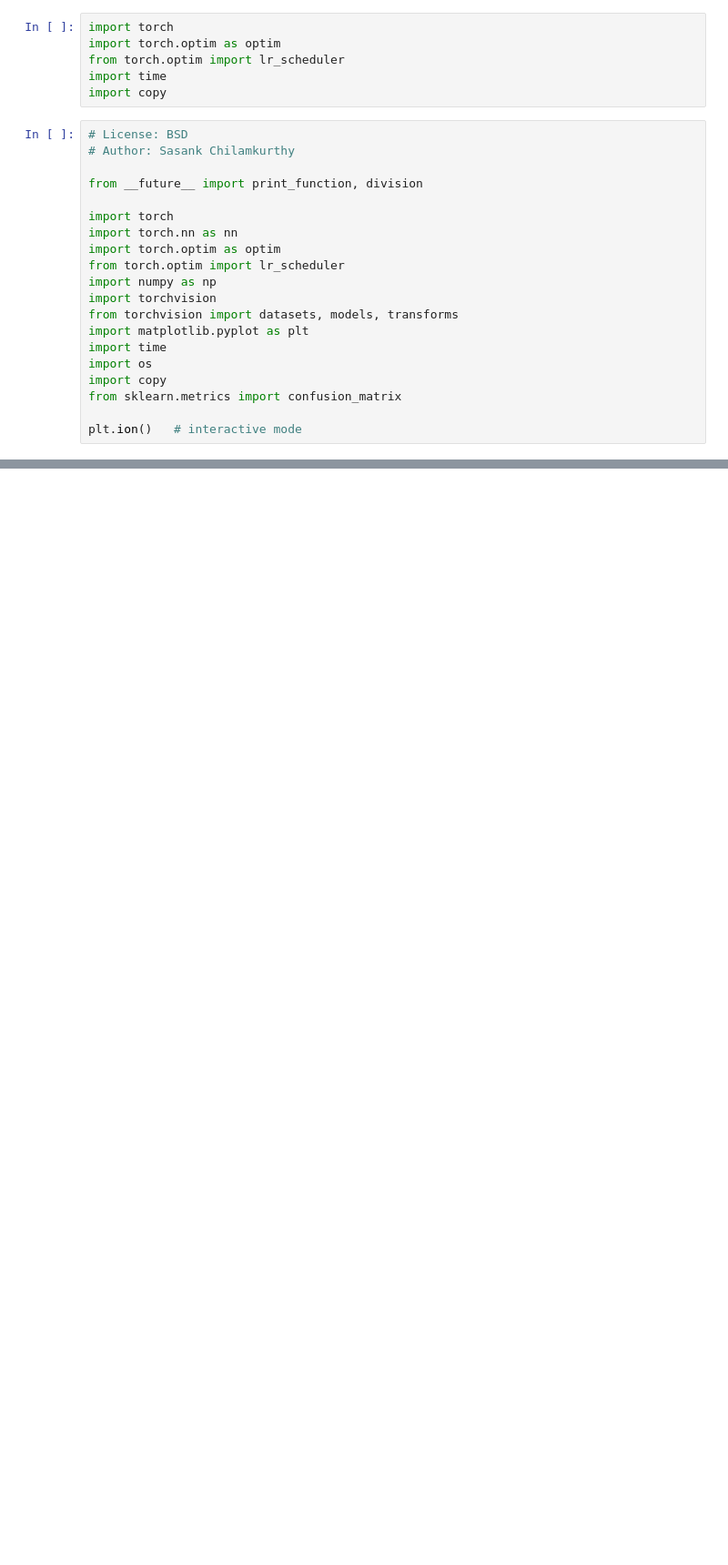
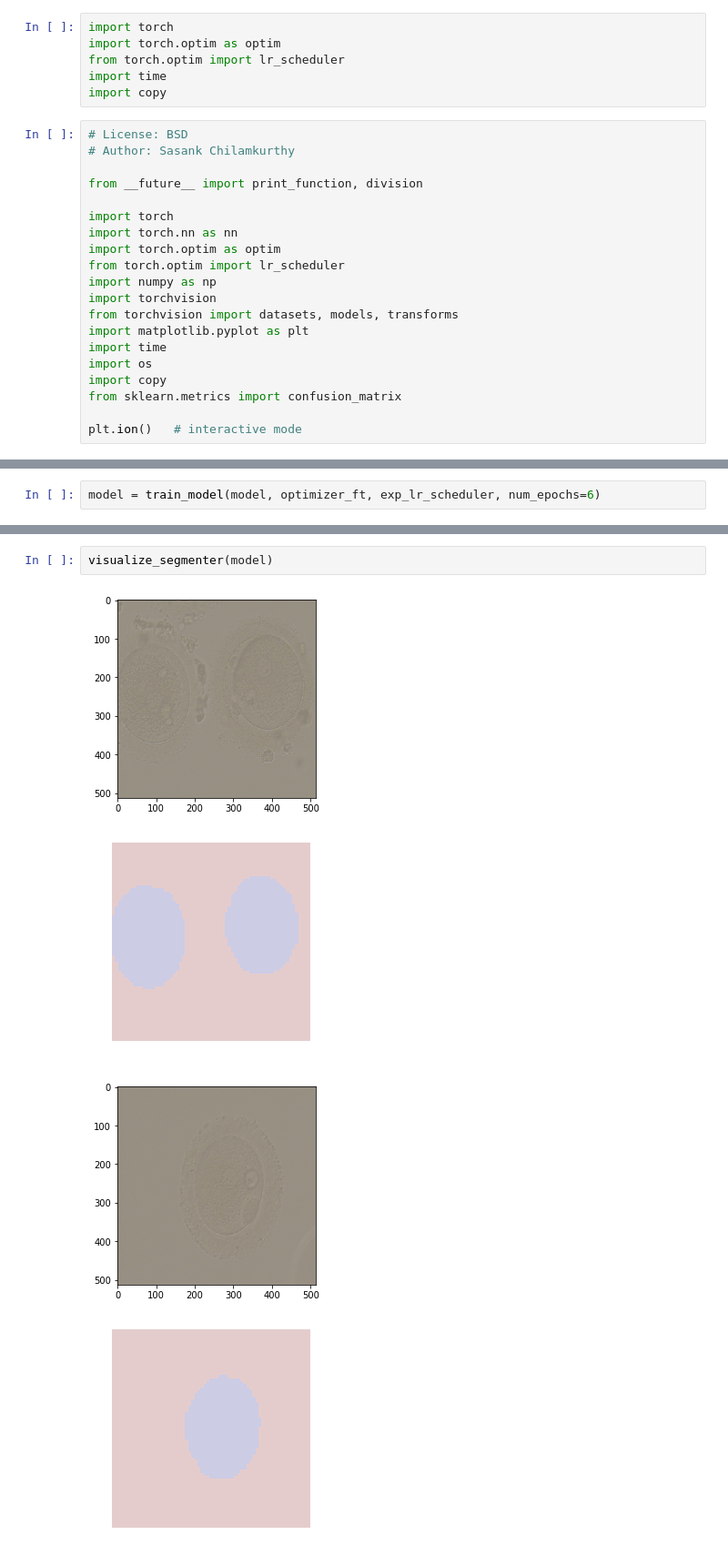
Before and after one commit to tuzkreekman/cs231n-pronuclei, a Jupyter notebook: embryo_pytorch_deeplab.ipynb, the cells around one changed output, grey strips where cells are left out. Shown at 91% size. Drawn from its saved outputs; the diff is of its cells as text; blank space fills up the shorter version.

```diff
--- a/embryo_pytorch_deeplab.ipynb
+++ b/embryo_pytorch_deeplab.ipynb
@@ -322,0 +318,2 @@ visualize_segmenter(model)
+# %%
+model = train_model(model, optimizer_ft, exp_lr_scheduler, num_epochs=6)
@@ -322,0 +356,7 @@ visualize_segmenter(model)
+# %%
+visualize_segmenter(model)
+# %% [output]
+[figure, added]
+[figure, added]
+[figure, added]
+[figure, added]
```
Also changed, not shown: parts of 16 cells of this notebook, 2 other files.
